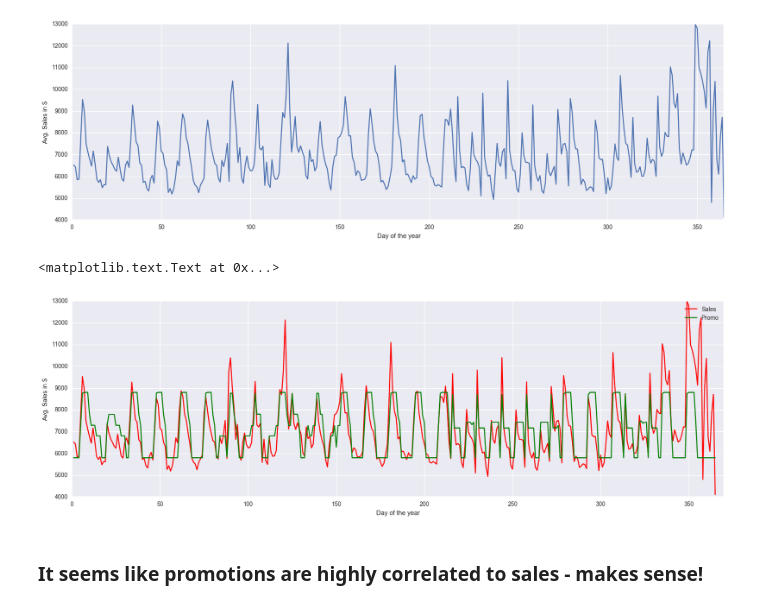
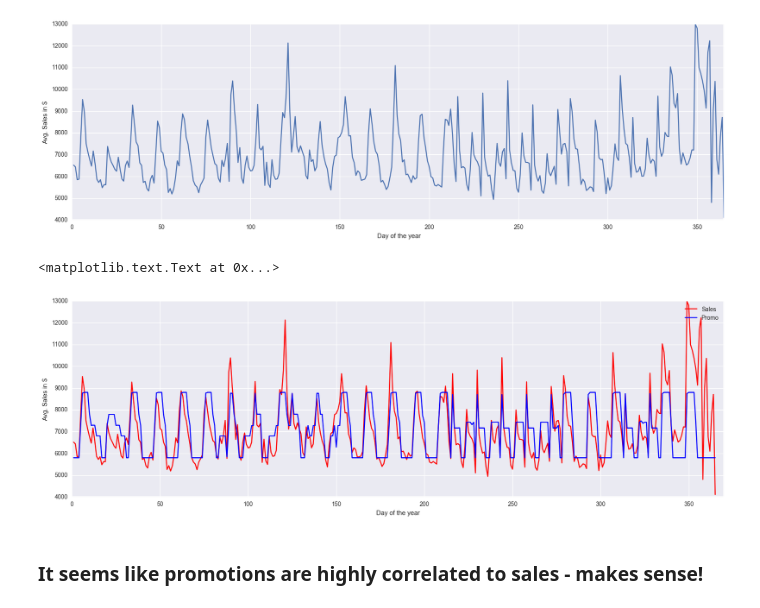
Before and after one commit to kalyan-allada/predict_sales, a Jupyter notebook: exploratory_analysis.ipynb, the cells around one changed output. Drawn from its saved outputs; the diff is of its cells as text; code cells hidden in the pictures.

```diff
--- a/exploratory_analysis.ipynb
+++ b/exploratory_analysis.ipynb
@@ -19,7 +21,7 @@ train = pd.read_csv("data/train.csv")
 train.sort_values(by="Date", ascending = True, inplace = True)
 
 # use data only when sales are greated than 0
-train = train[train.Sales > 0]
+train = train[train.Sales > 1]
 
 # merge extra data from store to train set
 store = pd.read_csv("data/store.csv")
@@ -217,20 +219,20 @@ plt.xlabel(' Day of the year')
 <matplotlib.text.Text at 0x...>
 [figure]
 # %%
-# Lets look the daily sales when there are promotions
+# Lets look the daily sales when there are promotions in the store
 plt.figure(figsize(20,6))
 x = data.groupby('Date_day')['Date_day'].mean()
 y = data.groupby('Date_day')['Sales'].mean()
 z = 5800+3000*data.groupby('Date_day')['Promo'].mean()
 plt.plot(x,y,color = 'red', label = 'Sales')
-plt.plot(x,z, color = 'green', label = 'Promo')
+plt.plot(x,z, color = 'blue', label = 'Promo')
 plt.legend()
 plt.xlim([0,370])
 plt.ylabel('Avg. Sales in $')
 plt.xlabel('Day of the year')
 # %% [output]
 <matplotlib.text.Text at 0x...>
-[figure, old version]
+[figure, new version]
 # %% [markdown]
 ### It seems like promotions are highly correlated to sales - makes sense!
 # %%
```
Also changed, not shown: parts of 7 cells of this notebook.
